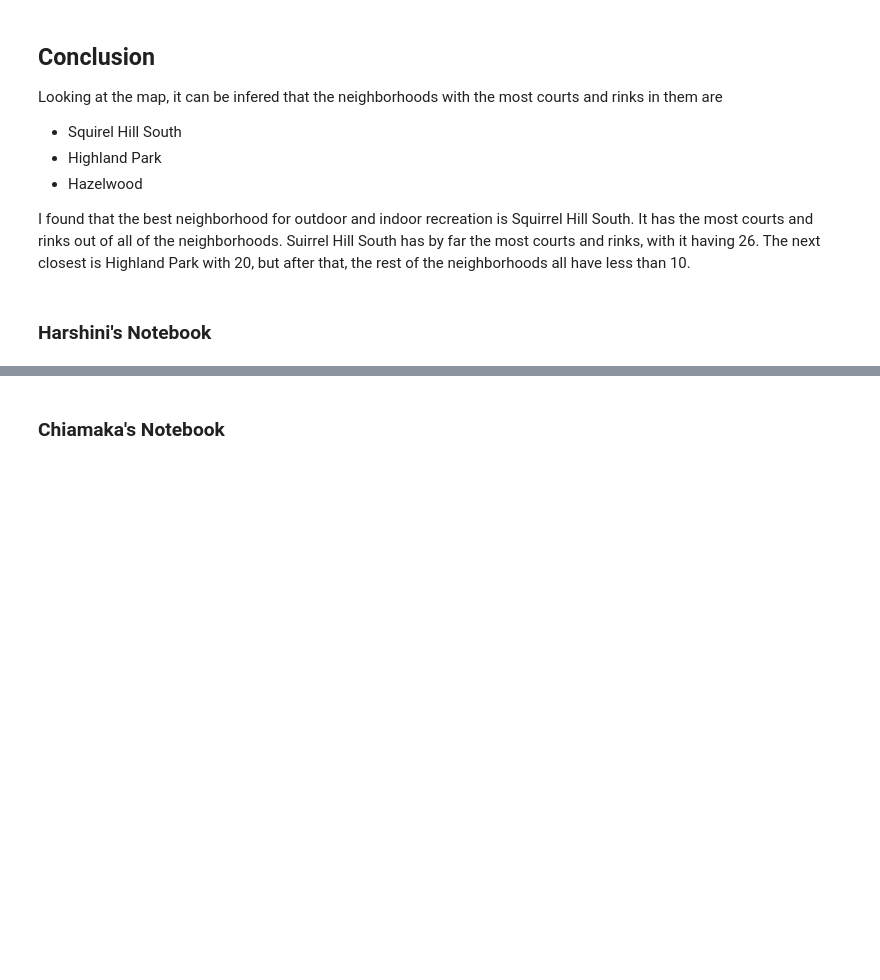
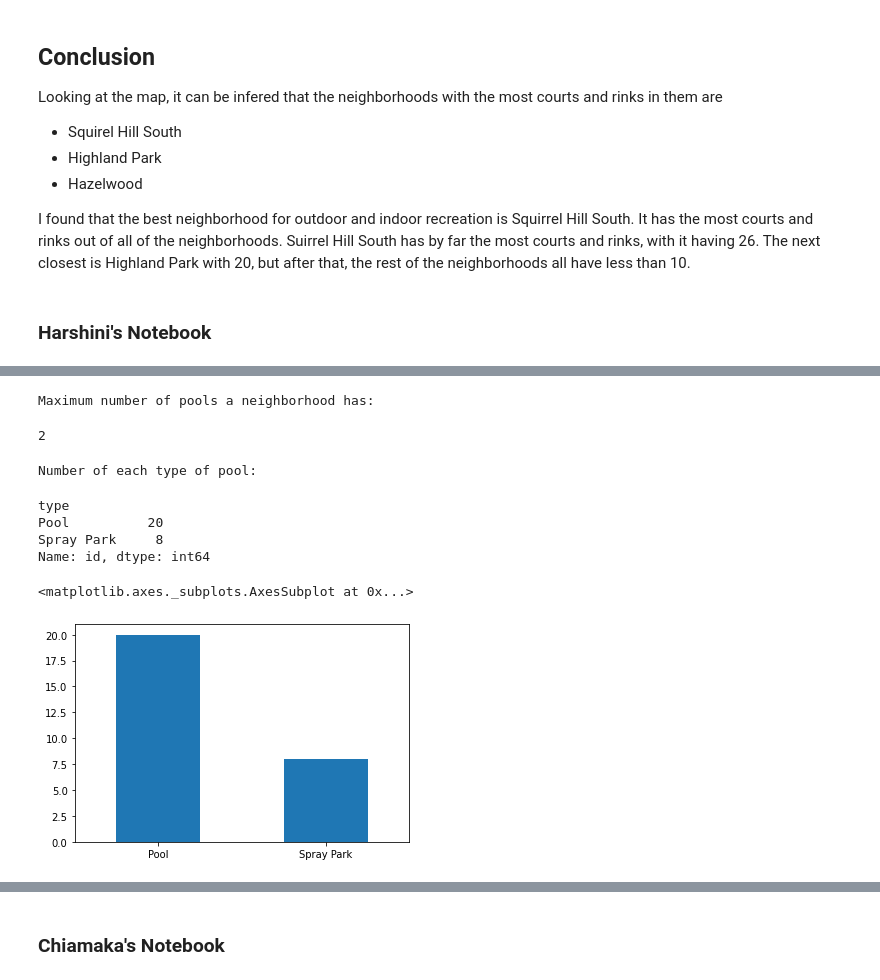
Before and after one commit to LucyEReilly/BigIdeasFinal, a Jupyter notebook: FinalNotebook.ipynb, the cells around one changed output, grey strips where cells are left out. Saved outputs shown, nothing was run; the diff lists cells and outputs as text; code cells hidden in the pictures; blank space fills up the shorter version.

Commit message:
Added pools data

```diff
--- a/FinalNotebook.ipynb
+++ b/FinalNotebook.ipynb
@@ -109,0 +117,8 @@ I found that the best neighborhood for outdoor and indoor recreation is Squirrel
+# %%
+data = pd.read_csv("Pools.csv")
+data.head()
+
+print("Number of pools in each neighborhood:")
+number_pools = data.groupby("neighborhood")['id'].count()
+#prints the number of pools in each neighborhood
+number_pools
@@ -109,0 +144,24 @@ I found that the best neighborhood for outdoor and indoor recreation is Squirrel
+# %%
+#prints the maximum number of pools a neighboorhood has
+max_value = number_pools.max()
+print("Maximum number of pools a neighborhood has: ")
+max_value
+# %% [output]
+Maximum number of pools a neighborhood has:
+2
+# %%
+print("Number of each type of pool:")
+number_type = data.groupby("type")['id'].count()
+number_type
+# %% [output]
+Number of each type of pool:
+type
+Pool          20
+Spray Park     8
+Name: id, dtype: int64
+# %%
+#graph to compare the number of neighboorhoods that have a type of pool
+data["type"].value_counts().sort_index().plot(kind='bar', rot=0)
+# %% [output]
+<matplotlib.axes._subplots.AxesSubplot at 0x...>
+[figure, added]
```
Also changed, not shown: parts of 6 cells of this notebook.
